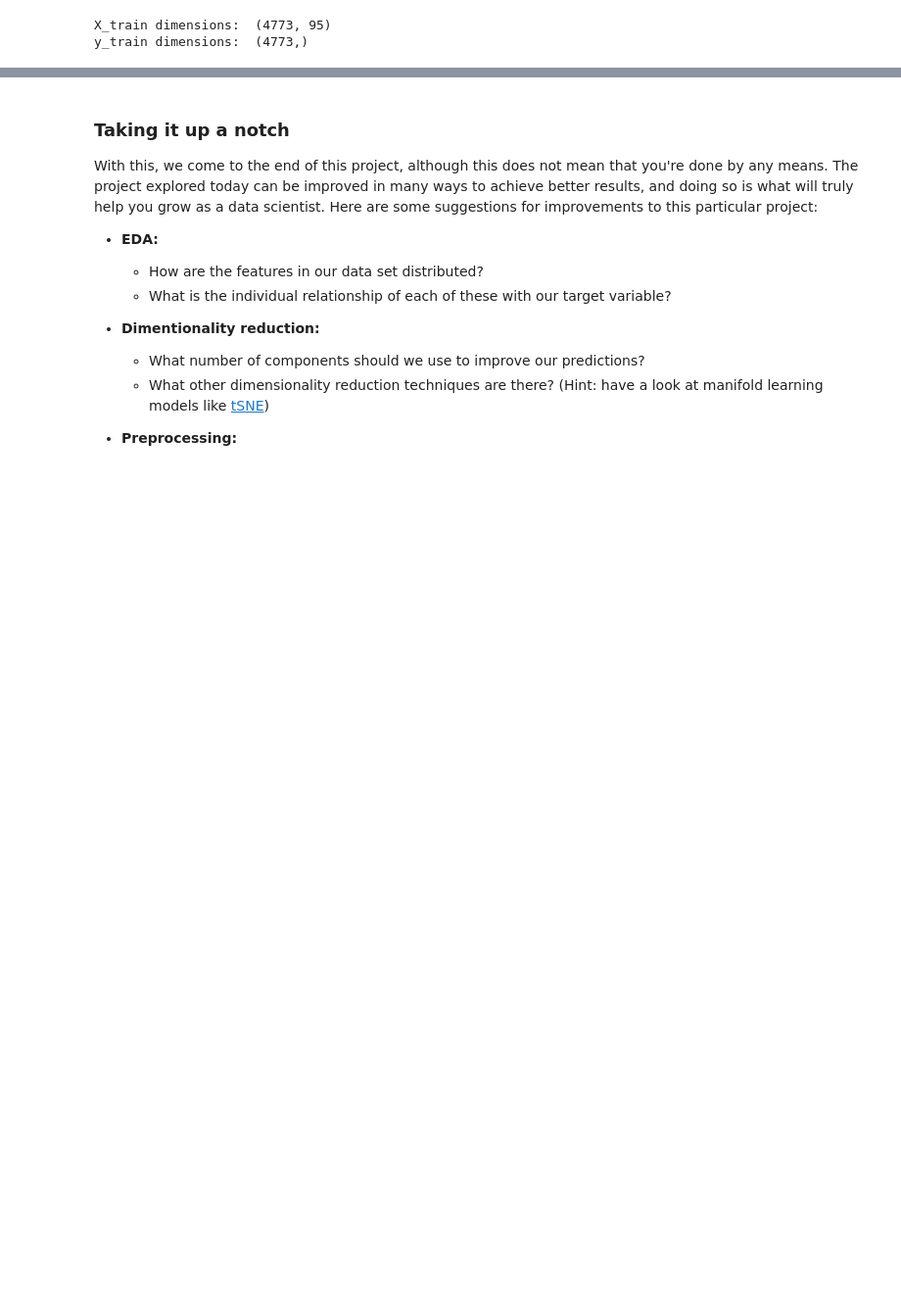
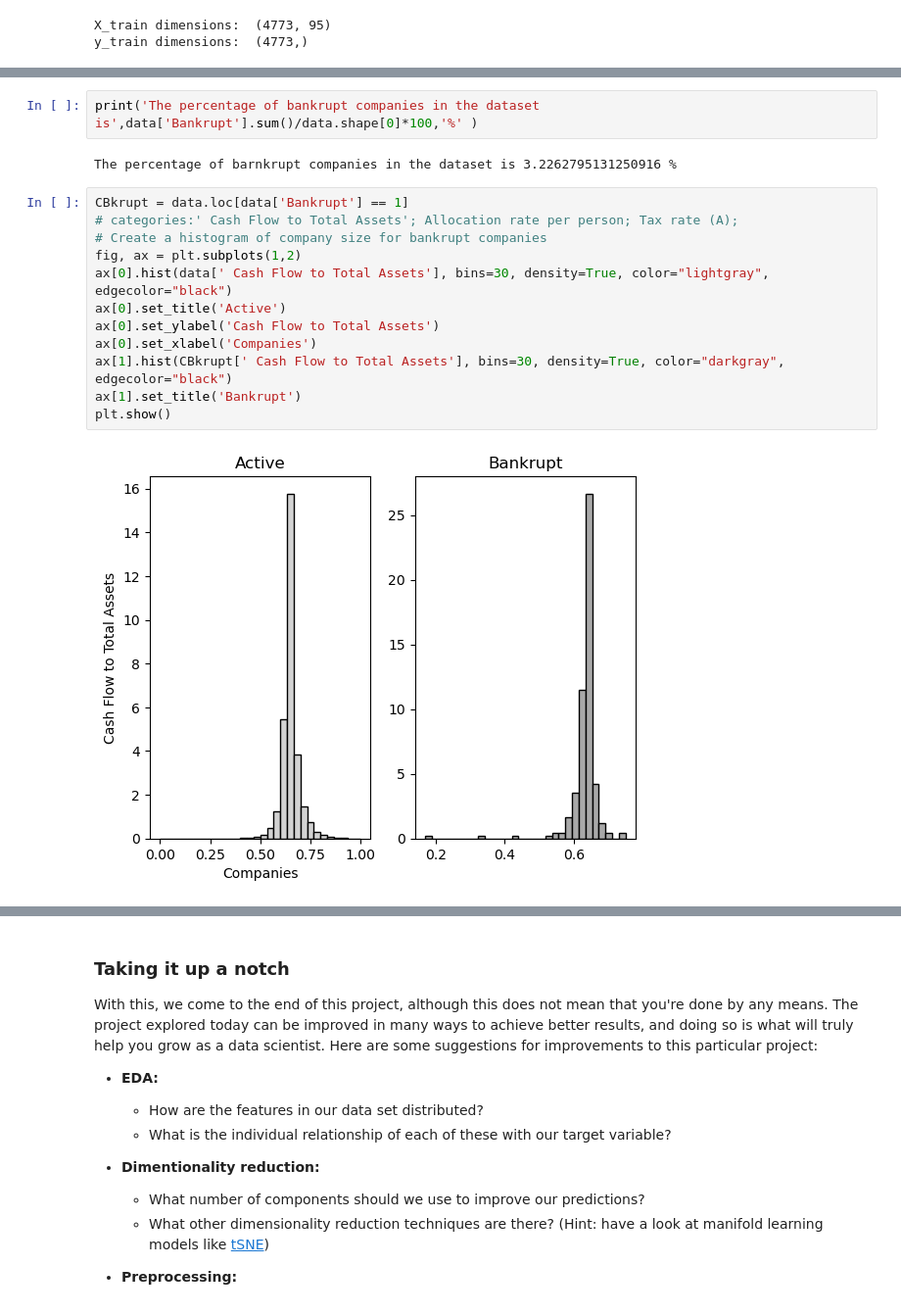
Before and after one commit to Shelfonfire/Python-for-Data-Science, a Jupyter notebook: Session_5/session-five-project-questions.ipynb, the cells around one changed output, grey strips where cells are left out. Shown: that part at 98% size. Drawn from its saved outputs; the diff is of its cells as text; blank space fills up the shorter version.

```diff
--- a/Session_5/session-five-project-questions.ipynb
+++ b/Session_5/session-five-project-questions.ipynb
@@ -527,0 +555,18 @@ weighted avg       0.96      0.87      0.91       955
+# %%
+print('The percentage of bankrupt companies in the dataset is',data['Bankrupt'].sum()/data.shape[0]*100,'%' )
+# %% [output]
+The percentage of barnkrupt companies in the dataset is 3.2262795131250916 %
+# %%
+CBkrupt = data.loc[data['Bankrupt'] == 1]
+# categories:' Cash Flow to Total Assets'; Allocation rate per person; Tax rate (A);
+# Create a histogram of company size for bankrupt companies
+fig, ax = plt.subplots(1,2)
+ax[0].hist(data[' Cash Flow to Total Assets'], bins=30, density=True, color="lightgray", edgecolor="black")
+ax[0].set_title('Active')
+ax[0].set_ylabel('Cash Flow to Total Assets')
+ax[0].set_xlabel('Companies')
+ax[1].hist(CBkrupt[' Cash Flow to Total Assets'], bins=30, density=True, color="darkgray", edgecolor="black")
+ax[1].set_title('Bankrupt')
+plt.show()
+# %% [output]
+[figure, added]
```
Also changed, not shown: parts of 24 cells of this notebook, 1 other file.
